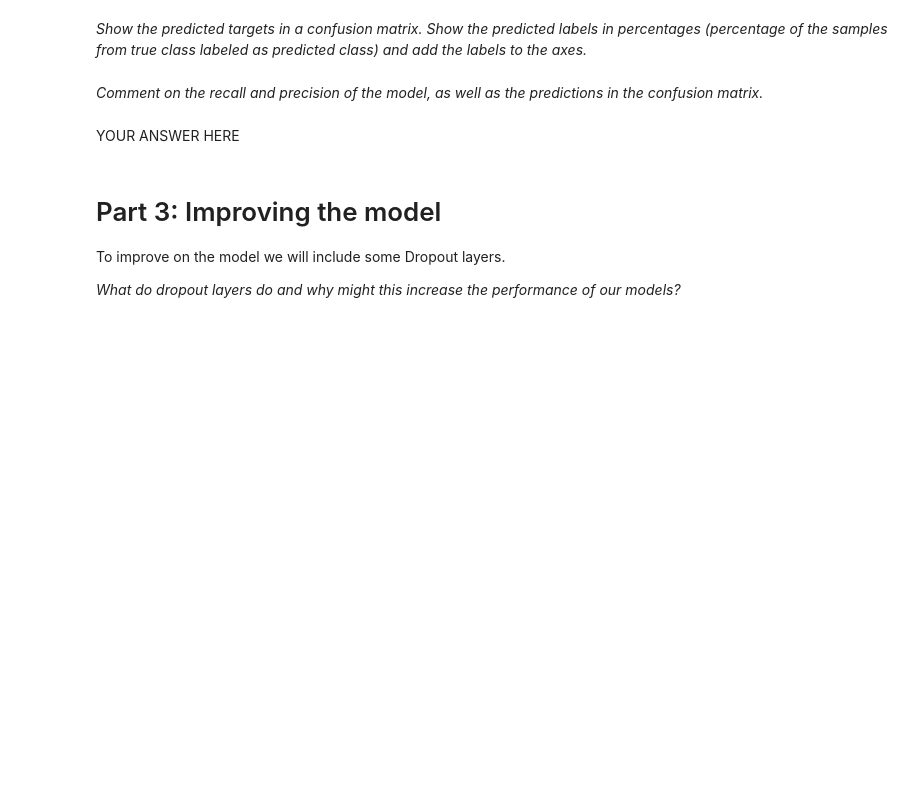
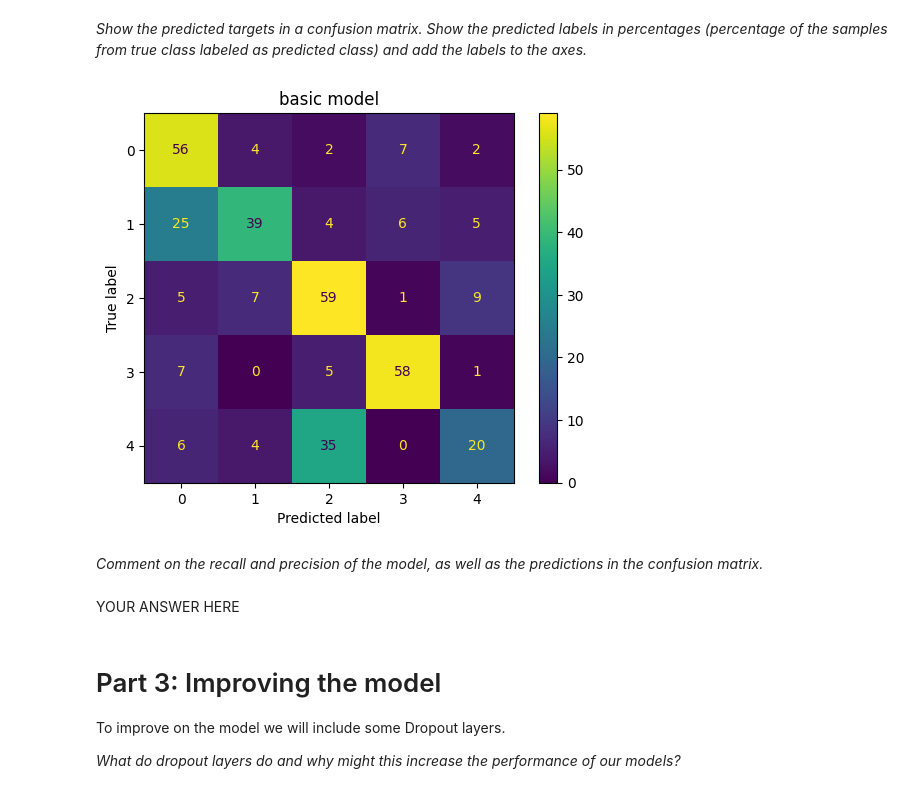
Before and after one commit to bennylao/ucl-ml-big-data, a Jupyter notebook: Coursework/spce0038_coursework_tf_23210403.ipynb, the cells around one changed output. Drawn from its saved outputs; the diff is of its cells as text; code cells hidden in the pictures; blank space fills up the shorter version.

```diff
--- a/Coursework/spce0038_coursework_tf_23210403.ipynb
+++ b/Coursework/spce0038_coursework_tf_23210403.ipynb
@@ -258,7 +386,8 @@ YOUR ANSWER HERE
 # %%
 def model_predict(model, x):
     # YOUR CODE HERE
-    raise NotImplementedError()
+    y = model.predict(x)
+    predicted_targets = np.argmax(y, axis=1)
     return predicted_targets
 # %% [markdown]
 _Gather the targets of the test set (scalar integer value corresponding to the labels) and save them in `test_targets`._
@@ -266,4 +395,5 @@ _Gather the targets of the test set (scalar integer value corresponding to the l
 _Compute the targets for `model_basic` and store them in the variable `test_targets_basic`._
 # %%
 # YOUR CODE HERE
-raise NotImplementedError()
+test_targets = np.argmax(y_test, axis=1)
+test_targets_basic = model_predict(model_basic, x_test)
@@ -292,13 +437,17 @@ _Show the predicted targets in a confusion matrix. Show the predicted labels in
 # %%
 from sklearn.metrics import confusion_matrix, ConfusionMatrixDisplay
 
 def plot_confusion_matrix(y, y_pred, title=""):
     # YOUR CODE HERE
-    raise NotImplementedError()
+    m = confusion_matrix(y_true=y, y_pred=y_pred)
+    disp = ConfusionMatrixDisplay(m)
+    disp.plot()
     plt.title(title)
     plt.show()
 
 plot_confusion_matrix(test_targets, test_targets_basic, "basic model")
+# %% [output]
+[figure, added]
 # %% [markdown]
 _Comment on the recall and precision of the model, as well as the predictions in the confusion matrix._
 # %% [markdown]
```
Also changed, not shown: parts of 45 cells of this notebook, 1 other file.
